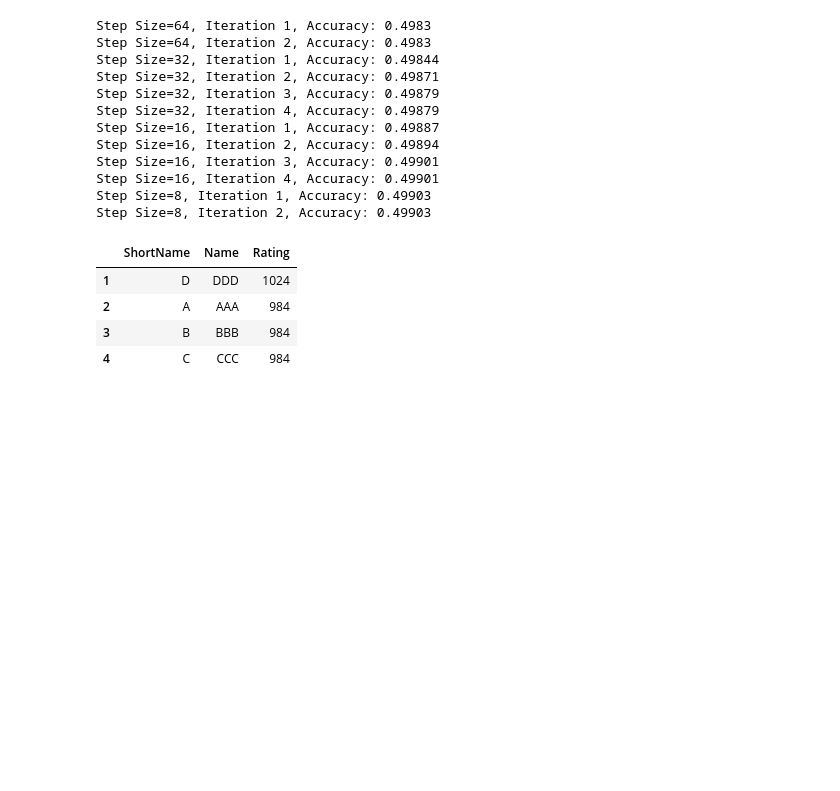
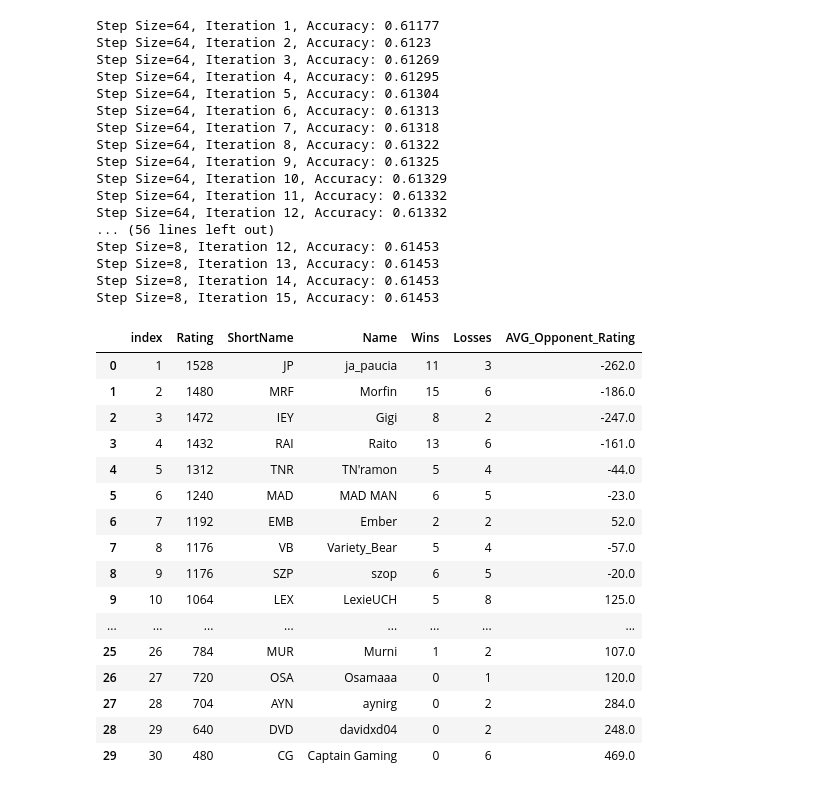
Before and after one commit to xxxprod/uch-ranking, a Jupyter notebook: MatchRating.ipynb, the cells around one changed output. Cells and saved outputs as stored; diff of their text form; code cells hidden in the pictures; blank space fills up the shorter version.

```diff
--- a/MatchRating.ipynb
+++ b/MatchRating.ipynb
@@ -135,8 +213,8 @@ class MatchRating:
         return rating_table
 # %%
 rating_system = MatchRating(
-    data_sheet_file="Data/Test.xlsx",
-    # data_sheet_file="Data/UCH_Data.xlsx",
+    # data_sheet_file="Data/Test.xlsx",
+    data_sheet_file="Data/UCH_Data.xlsx",
     rating_scale_base=10,
     rating_scale_divisor=400,
     rating_base=1000,
@@ -158,22 +266,42 @@ Step Size=128, Iteration 1, Accuracy: 0.49746
 # %%
-rankings = rating_system.calculate_ratings(step_sizes=[64,32,16,8])
+rankings = rating_system.calculate_ratings(
+    step_sizes=[64,32,16,8],
+    min_player_match_count=0
+)
 rankings
 # %% [output]
-Step Size=64, Iteration 1, Accuracy: 0.4983
-Step Size=64, Iteration 2, Accuracy: 0.4983
-Step Size=32, Iteration 1, Accuracy: 0.49844
-Step Size=32, Iteration 2, Accuracy: 0.49871
-Step Size=32, Iteration 3, Accuracy: 0.49879
-Step Size=32, Iteration 4, Accuracy: 0.49879
-Step Size=16, Iteration 1, Accuracy: 0.49887
-Step Size=16, Iteration 2, Accuracy: 0.49894
-Step Size=16, Iteration 3, Accuracy: 0.49901
-Step Size=16, Iteration 4, Accuracy: 0.49901
-Step Size=8, Iteration 1, Accuracy: 0.49903
-Step Size=8, Iteration 2, Accuracy: 0.49903
+Step Size=64, Iteration 1, Accuracy: 0.61177
+Step Size=64, Iteration 2, Accuracy: 0.6123
+Step Size=64, Iteration 3, Accuracy: 0.61269
+Step Size=64, Iteration 4, Accuracy: 0.61295
+Step Size=64, Iteration 5, Accuracy: 0.61304
+Step Size=64, Iteration 6, Accuracy: 0.61313
+Step Size=64, Iteration 7, Accuracy: 0.61318
+Step Size=64, Iteration 8, Accuracy: 0.61322
+Step Size=64, Iteration 9, Accuracy: 0.61325
+Step Size=64, Iteration 10, Accuracy: 0.61329
+Step Size=64, Iteration 11, Accuracy: 0.61332
+Step Size=64, Iteration 12, Accuracy: 0.61332
+... (56 lines left out)
+Step Size=8, Iteration 12, Accuracy: 0.61453
+Step Size=8, Iteration 13, Accuracy: 0.61453
+Step Size=8, Iteration 14, Accuracy: 0.61453
+Step Size=8, Iteration 15, Accuracy: 0.61453
-|  | ShortName | Name | Rating |
-| 1 | D | DDD | 1024 |
-| 2 | A | AAA | 984 |
-| 3 | B | BBB | 984 |
-| 4 | C | CCC | 984 |
+|  | index | Rating | ShortName | Name | Wins | Losses | AVG_Opponent_Rating |
+| 0 | 1 | 1528 | JP | ja_paucia | 11 | 3 | -262.0 |
+| 1 | 2 | 1480 | MRF | Morfin | 15 | 6 | -186.0 |
+| 2 | 3 | 1472 | IEY | Gigi | 8 | 2 | -247.0 |
+| 3 | 4 | 1432 | RAI | Raito | 13 | 6 | -161.0 |
+| 4 | 5 | 1312 | TNR | TN'ramon | 5 | 4 | -44.0 |
+| 5 | 6 | 1240 | MAD | MAD MAN | 6 | 5 | -23.0 |
+| 6 | 7 | 1192 | EMB | Ember | 2 | 2 | 52.0 |
+| 7 | 8 | 1176 | VB | Variety_Bear | 5 | 4 | -57.0 |
+| 8 | 9 | 1176 | SZP | szop | 6 | 5 | -20.0 |
+| 9 | 10 | 1064 | LEX | LexieUCH | 5 | 8 | 125.0 |
+| ... | ... | ... | ... | ... | ... | ... | ... |
+| 25 | 26 | 784 | MUR | Murni | 1 | 2 | 107.0 |
+| 26 | 27 | 720 | OSA | Osamaaa | 0 | 1 | 120.0 |
+| 27 | 28 | 704 | AYN | aynirg | 0 | 2 | 284.0 |
+| 28 | 29 | 640 | DVD | davidxd04 | 0 | 2 | 248.0 |
+| 29 | 30 | 480 | CG | Captain Gaming | 0 | 6 | 469.0 |
 # %%
```
Also changed, not shown: parts of 4 cells of this notebook.
